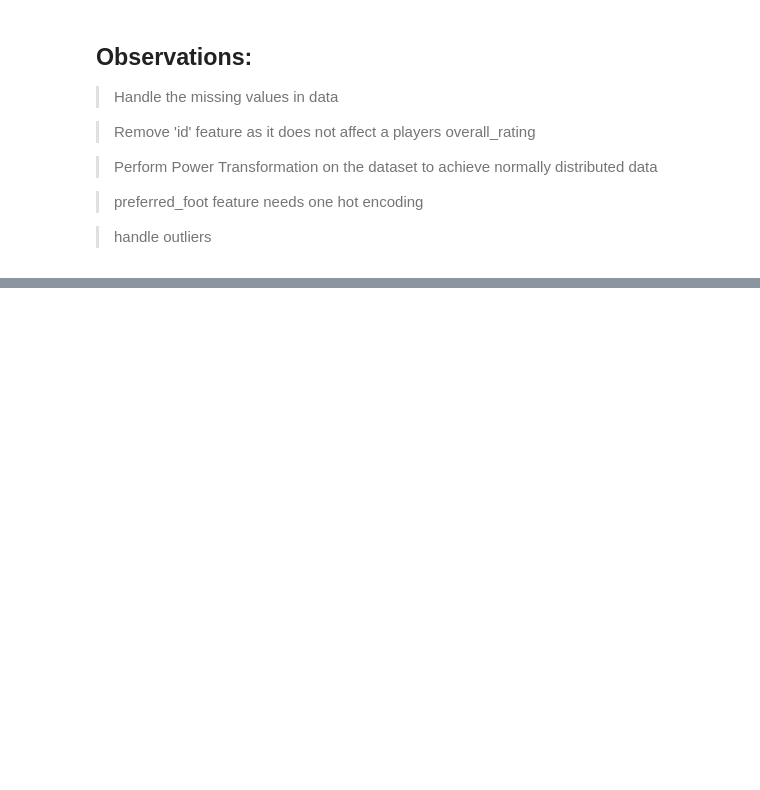
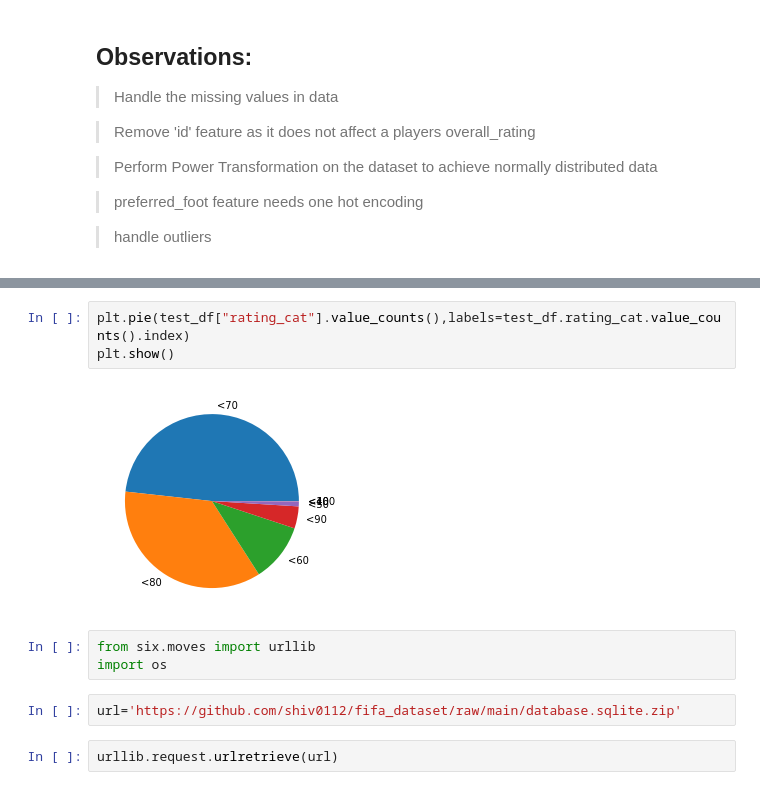
Before and after one commit to shiv0112/ml_project_fifa, a Jupyter notebook: notebooks/EDA.ipynb, the cells around one changed output, grey strips where cells are left out. Drawn from its saved outputs; the diff is of its cells as text; blank space fills up the shorter version.

```diff
--- a/notebooks/EDA.ipynb
+++ b/notebooks/EDA.ipynb
@@ -307,0 +377,12 @@ df.to_csv('data.csv',index=None)
+# %%
+plt.pie(test_df["rating_cat"].value_counts(),labels=test_df.rating_cat.value_counts().index)
+plt.show()
+# %% [output]
+[figure, added]
+# %%
+from six.moves import urllib
+import os
+# %%
+url='https://github.com/shiv0112/fifa_dataset/raw/main/database.sqlite.zip'
+# %%
+urllib.request.urlretrieve(url)
```
Also changed, not shown: parts of 13 cells of this notebook, 21 other files.
